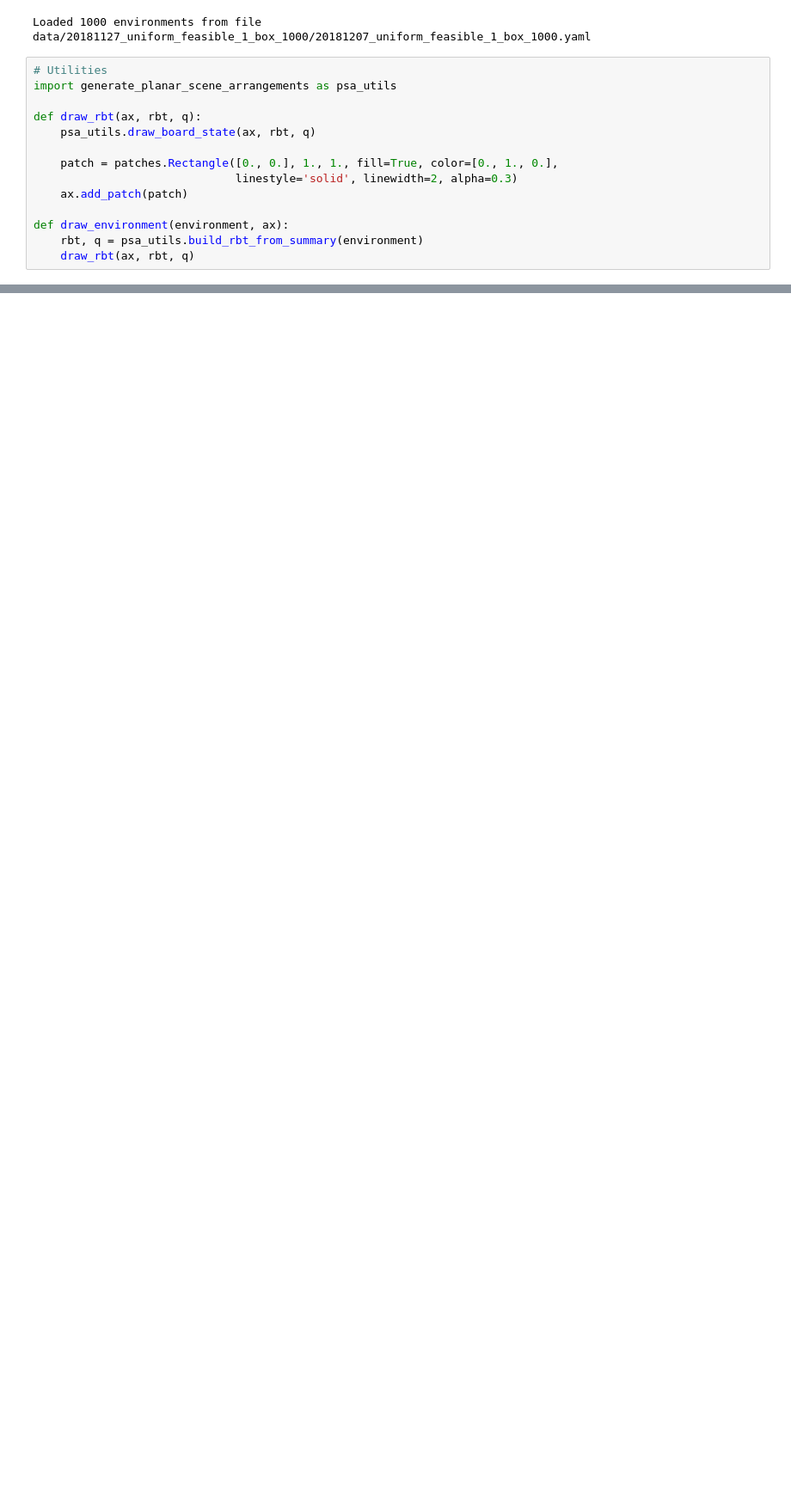
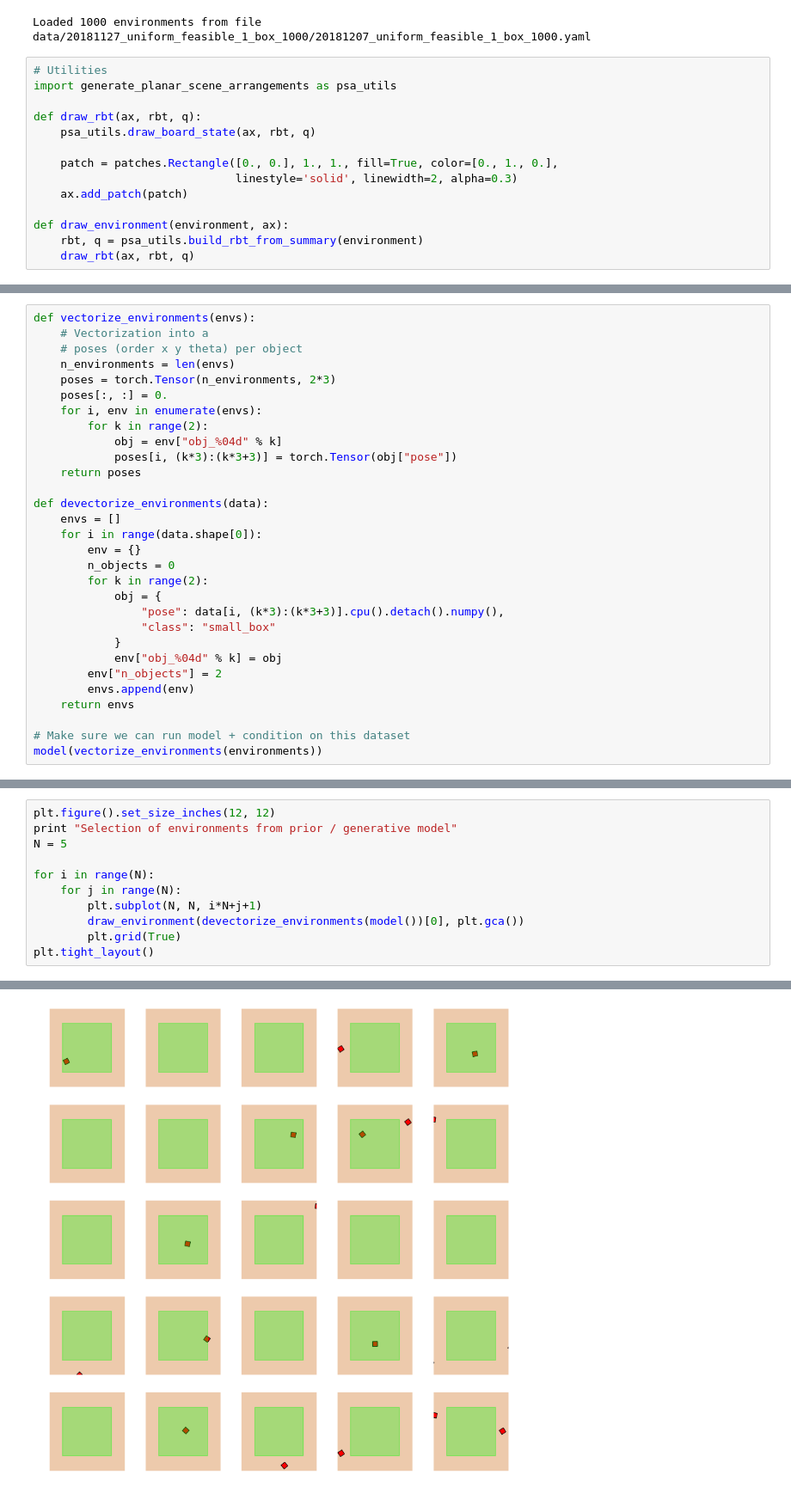
Before and after one commit to gizatt/scene_generation, a Jupyter notebook: 20181213 Differentiable Feasibility Projection Sandbox.ipynb, the cells around one changed output, grey strips where cells are left out. Shown at 86% size. Saved outputs shown, nothing was run; the diff lists cells and outputs as text; blank space fills up the shorter version.

```diff
--- a/20181213 Differentiable Feasibility Projection Sandbox.ipynb
+++ b/20181213 Differentiable Feasibility Projection Sandbox.ipynb
@@ -240,0 +241,30 @@ print model()
+# %%
+def vectorize_environments(envs):
+    # Vectorization into a
+    # poses (order x y theta) per object
+    n_environments = len(envs)
+    poses = torch.Tensor(n_environments, 2*3)
+    poses[:, :] = 0.
+    for i, env in enumerate(envs):
+        for k in range(2):
+            obj = env["obj_%04d" % k]
+            poses[i, (k*3):(k*3+3)] = torch.Tensor(obj["pose"])
+    return poses
+
+def devectorize_environments(data):
+    envs = []
+    for i in range(data.shape[0]):
+        env = {}
+        n_objects = 0
+        for k in range(2):
+            obj = {
+                "pose": data[i, (k*3):(k*3+3)].cpu().detach().numpy(),
+                "class": "small_box"
+            }
+            env["obj_%04d" % k] = obj
+        env["n_objects"] = 2
+        envs.append(env)
+    return envs
+
+# Make sure we can run model + condition on this dataset
+model(vectorize_environments(environments))
@@ -240,0 +279,12 @@ print model()
+# %%
+plt.figure().set_size_inches(12, 12)
+print "Selection of environments from prior / generative model"
+N = 5
+
+for i in range(N):
+    for j in range(N):
+        plt.subplot(N, N, i*N+j+1)
+        draw_environment(devectorize_environments(model())[0], plt.gca())
+        plt.grid(True)
+plt.tight_layout()
+# %% [output]
@@ -240,0 +292 @@ print model()
+[figure, added]
```
Also changed, not shown: parts of 9 cells of this notebook, 4 other files.
